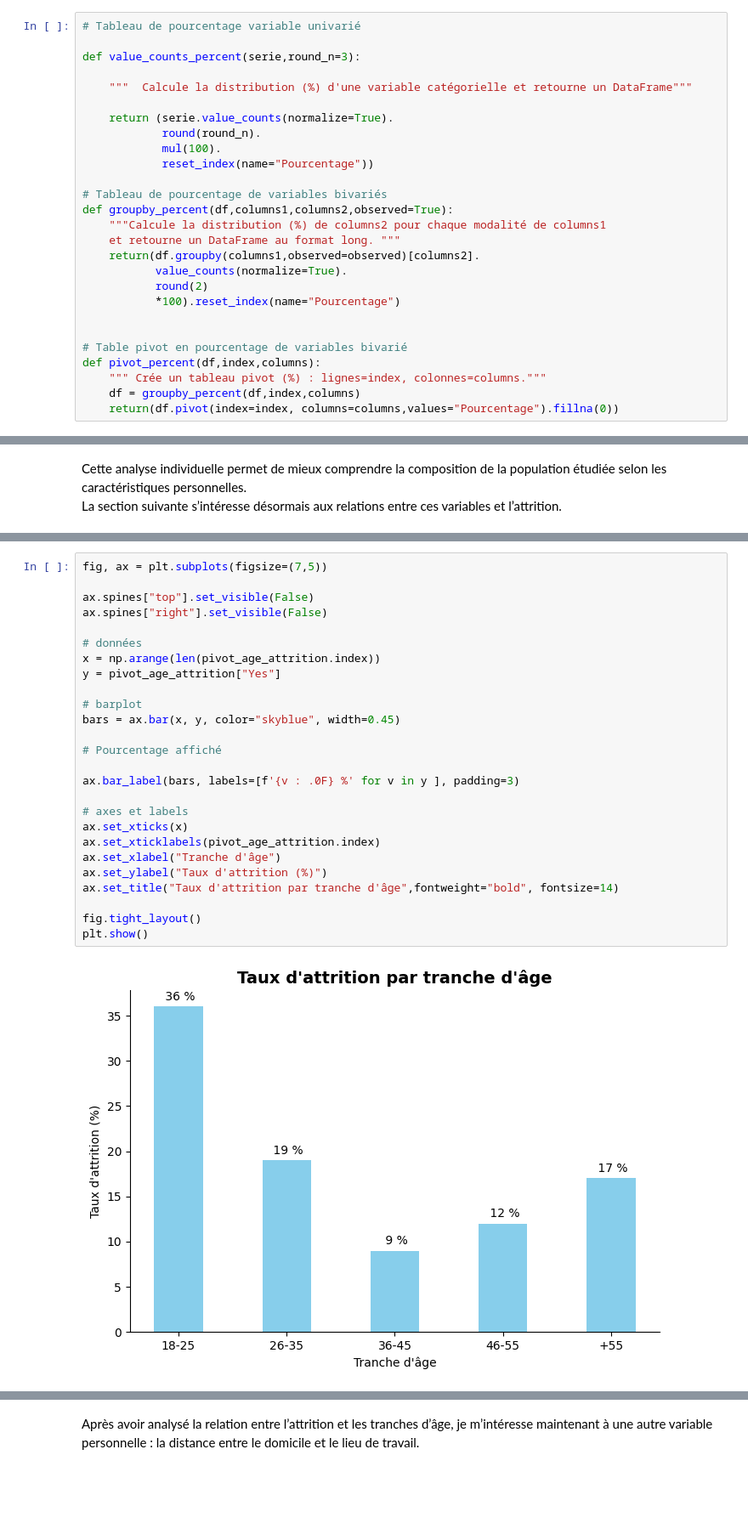
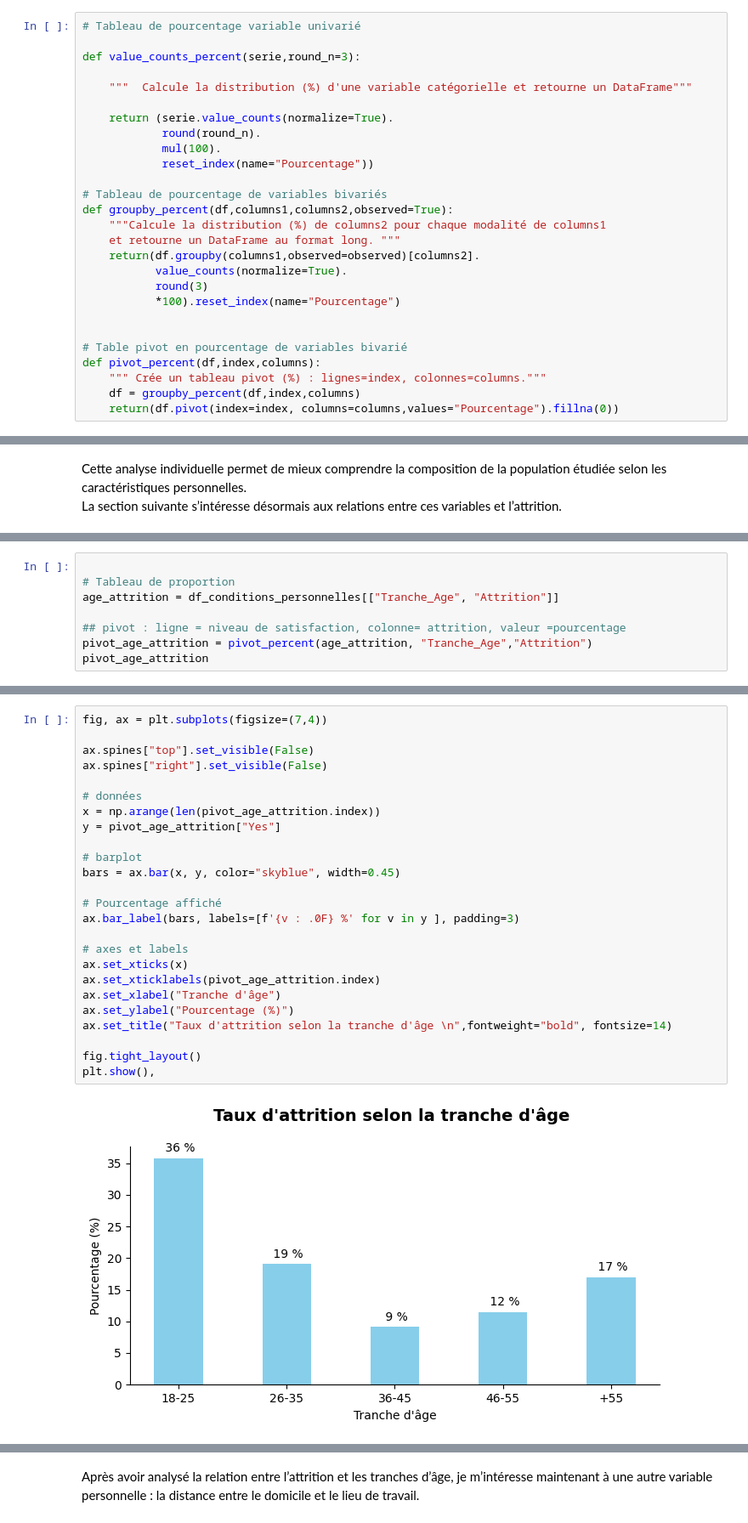
Before and after one commit to Kemuri15/employee-attrition-analysis, a Jupyter notebook: notebooks/03_axe_1_conditions_personnelle.ipynb, the cells around one changed output, grey strips where cells are left out. Shown at 85% size. Saved outputs shown, nothing was run; the diff lists cells and outputs as text; blank space fills up the shorter version.

```diff
--- a/notebooks/03_axe_1_conditions_personnelle.ipynb
+++ b/notebooks/03_axe_1_conditions_personnelle.ipynb
@@ -54,7 +54,7 @@ def groupby_percent(df,columns1,columns2,observed=True):
     et retourne un DataFrame au format long. """
     return(df.groupby(columns1,observed=observed)[columns2].
            value_counts(normalize=True).
-           round(2)
+           round(3)
            *100).reset_index(name="Pourcentage")
 
 
@@ -595,0 +557,8 @@ pivot_age_attrition
+# %%
+
+# Tableau de proportion
+age_attrition = df_conditions_personnelles[["Tranche_Age", "Attrition"]]
+
+## pivot : ligne = niveau de satisfaction, colonne= attrition, valeur =pourcentage
+pivot_age_attrition = pivot_percent(age_attrition, "Tranche_Age","Attrition")
+pivot_age_attrition
@@ -598,28 +575,27 @@ pivot_age_attrition
 # %%
-fig, ax = plt.subplots(figsize=(7,5))
+fig, ax = plt.subplots(figsize=(7,4))
 
 ax.spines["top"].set_visible(False)
 ax.spines["right"].set_visible(False)
 
 # données
 x = np.arange(len(pivot_age_attrition.index))
 y = pivot_age_attrition["Yes"]
 
 # barplot
 bars = ax.bar(x, y, color="skyblue", width=0.45)
 
 # Pourcentage affiché
-
 ax.bar_label(bars, labels=[f'{v : .0F} %' for v in y ], padding=3)
 
 # axes et labels
 ax.set_xticks(x)
 ax.set_xticklabels(pivot_age_attrition.index)
 ax.set_xlabel("Tranche d'âge")
-ax.set_ylabel("Taux d'attrition (%)")
-ax.set_title("Taux d'attrition par tranche d'âge",fontweight="bold", fontsize=14)
+ax.set_ylabel("Pourcentage (%)")
+ax.set_title("Taux d'attrition selon la tranche d'âge \n",fontweight="bold", fontsize=14)
 
 fig.tight_layout()
-plt.show()
+plt.show(),
 # %% [output]
-[figure, old version]
+[figure, new version]
```
Also changed, not shown: parts of 31 cells of this notebook, 4 other files.
